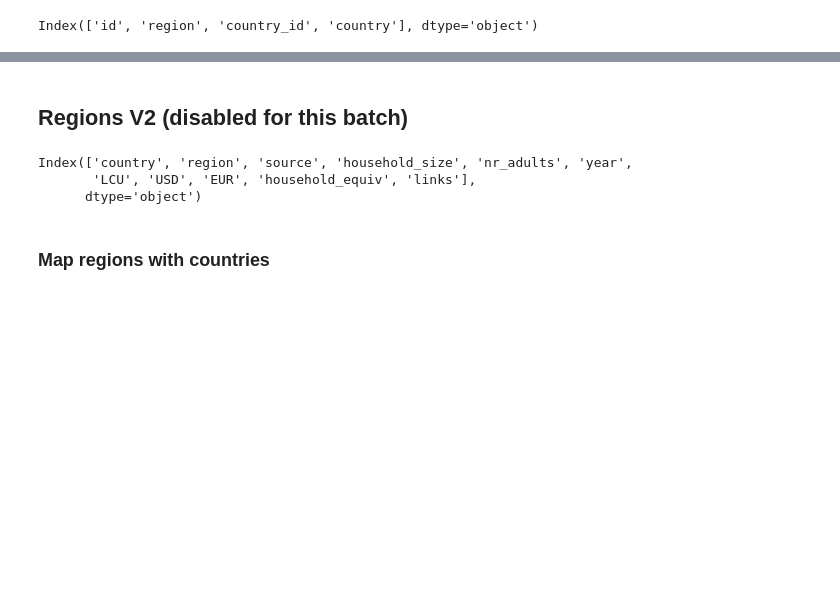
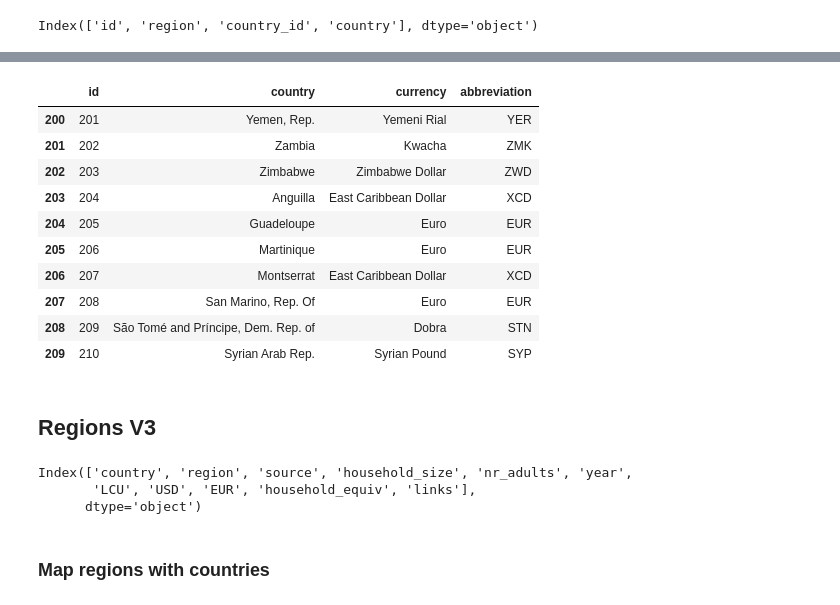
Before and after one commit to akvo/IDH-IDC, a Jupyter notebook: backend/source/transformer/benchmark_v3/living_income_benchmark_v3.ipynb, the cells around one changed output, grey strips where cells are left out. Saved outputs shown, nothing was run; the diff lists cells and outputs as text; code cells hidden in the pictures; blank space fills up the shorter version.

```diff
--- a/backend/source/transformer/benchmark_v3/living_income_benchmark_v3.ipynb
+++ b/backend/source/transformer/benchmark_v3/living_income_benchmark_v3.ipynb
@@ -15,0 +14,2 @@ countries = pd.read_csv("../countries_v2/countries.csv")
+# %%
+prev_countries = pd.read_csv("../countries_v2/countries.csv")
@@ -48,0 +80,4 @@ Index(['id', 'region', 'country_id', 'country'], dtype='object')
+# %%
+# get the new regions by checking prev_regions with regions value
+# to put the new region at the bottom of prev_regions, so the id still align with prev_regions
+diff_countries = new_countries[~new_countries['country'].isin(prev_countries['country'])]
@@ -48,0 +95,18 @@ Index(['id', 'region', 'country_id', 'country'], dtype='object')
+# %%
+# combine df and auto increment id
+countries = pd.concat([prev_countries, diff_countries]).reset_index(drop=True)
+countries['id'] = range(1, len(countries) + 1)
+# %%
+countries.tail(10)
+# %% [output]
+|  | id | country | currency | abbreviation |
+| 200 | 201 | Yemen, Rep. | Yemeni Rial | YER |
+| 201 | 202 | Zambia | Kwacha | ZMK |
+| 202 | 203 | Zimbabwe | Zimbabwe Dollar | ZWD |
+| 203 | 204 | Anguilla | East Caribbean Dollar | XCD |
+| 204 | 205 | Guadeloupe | Euro | EUR |
+| 205 | 206 | Martinique | Euro | EUR |
+| 206 | 207 | Montserrat | East Caribbean Dollar | XCD |
+| 207 | 208 | San Marino, Rep. Of | Euro | EUR |
+| 208 | 209 | São Tomé and Príncipe, Dem. Rep. of | Dobra | STN |
+| 209 | 210 | Syrian Arab Rep. | Syrian Pound | SYP |
@@ -49,5 +115,5 @@ Index(['id', 'region', 'country_id', 'country'], dtype='object')
 # %% [markdown]
-## Regions V2 (disabled for this batch)
+## Regions V3
 # %%
 def find_country(val):
     # manual match
```
Also changed, not shown: parts of 11 cells of this notebook, 4 other files.
